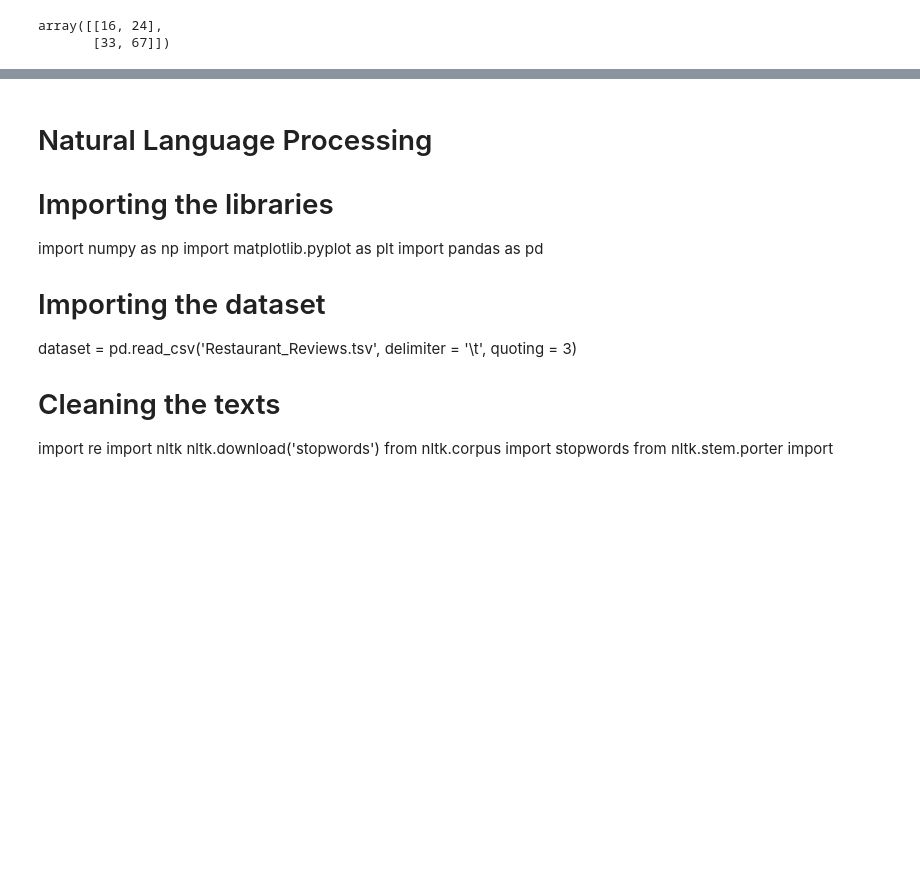
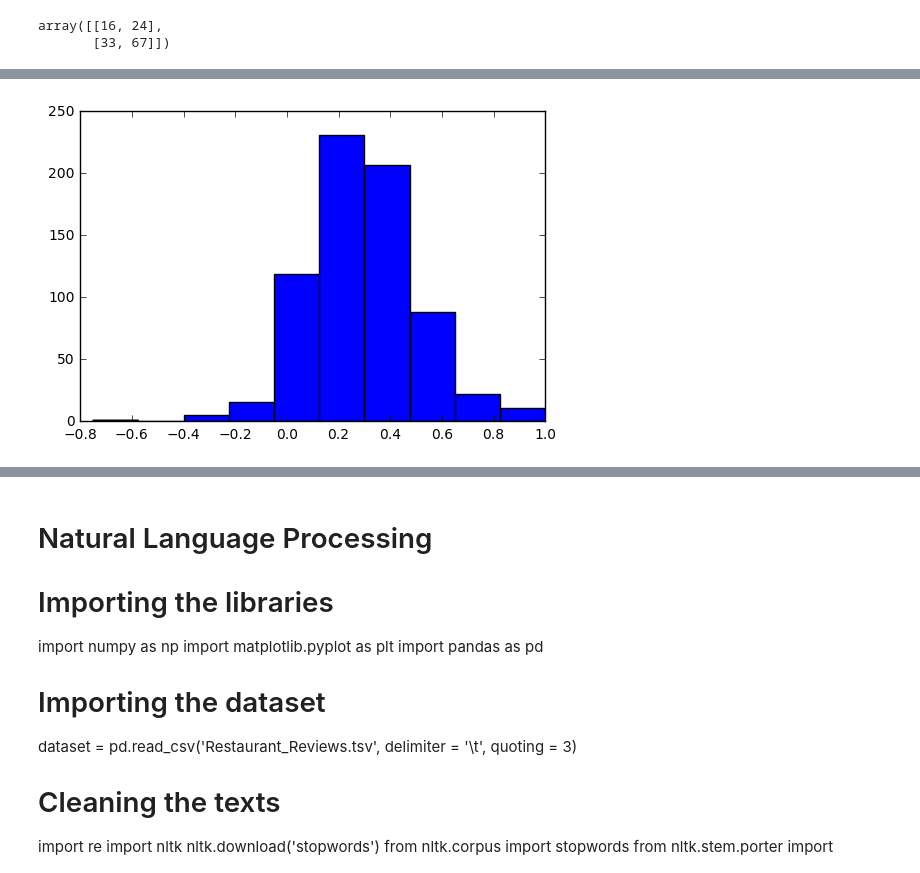
Before and after one commit to drmjw/product-database, a Jupyter notebook: Amazon reviews-wed.ipynb, the cells around one changed output, grey strips where cells are left out. Drawn from its saved outputs; the diff is of its cells as text; code cells hidden in the pictures; blank space fills up the shorter version.

```diff
--- a/Amazon reviews-wed.ipynb
+++ b/Amazon reviews-wed.ipynb
@@ -761,0 +826,5 @@ array([[16, 24],
+# %%
+plt.hist(b.revsentiment)
+plt.show()
+# %% [output]
+[figure, added]
```
Also changed, not shown: parts of 12 cells of this notebook, 1 other file.
